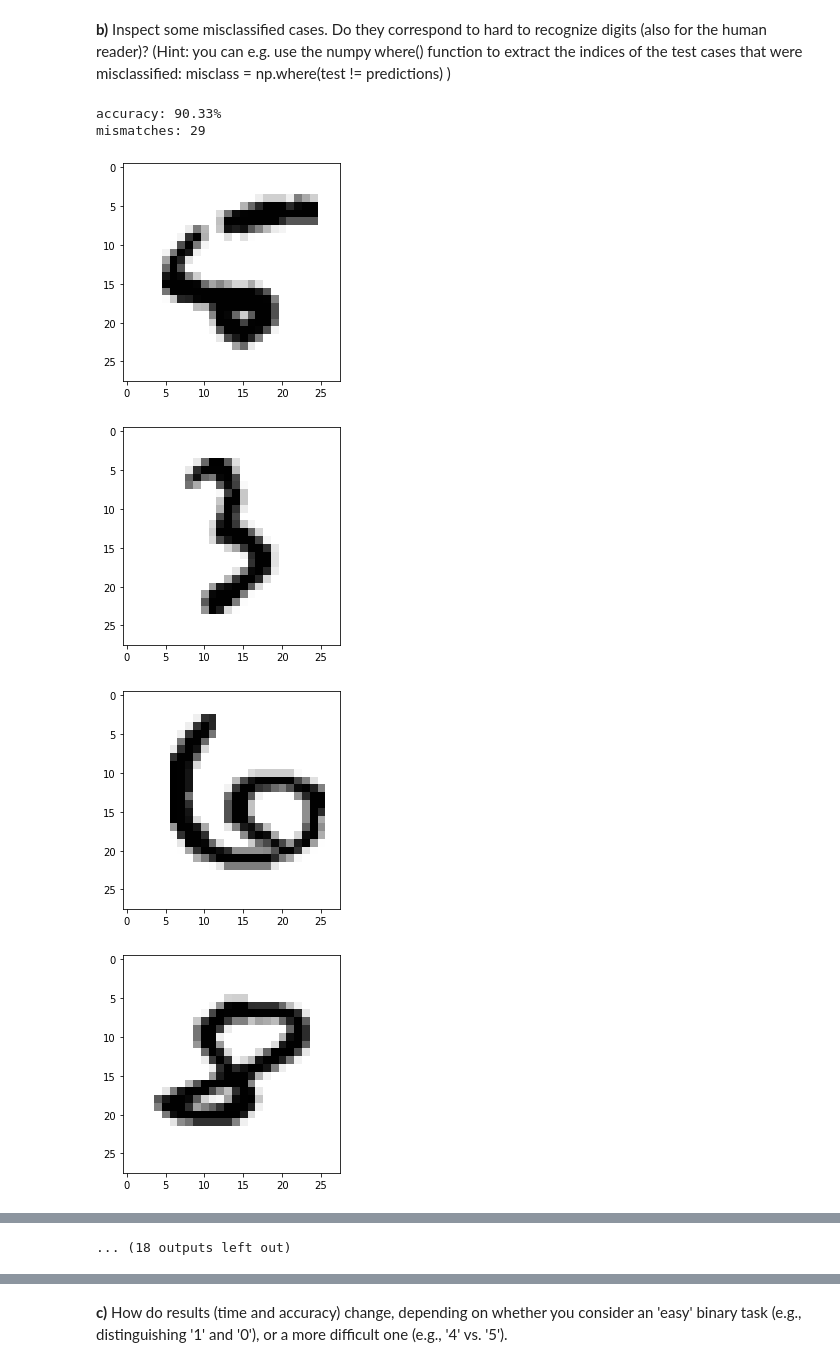
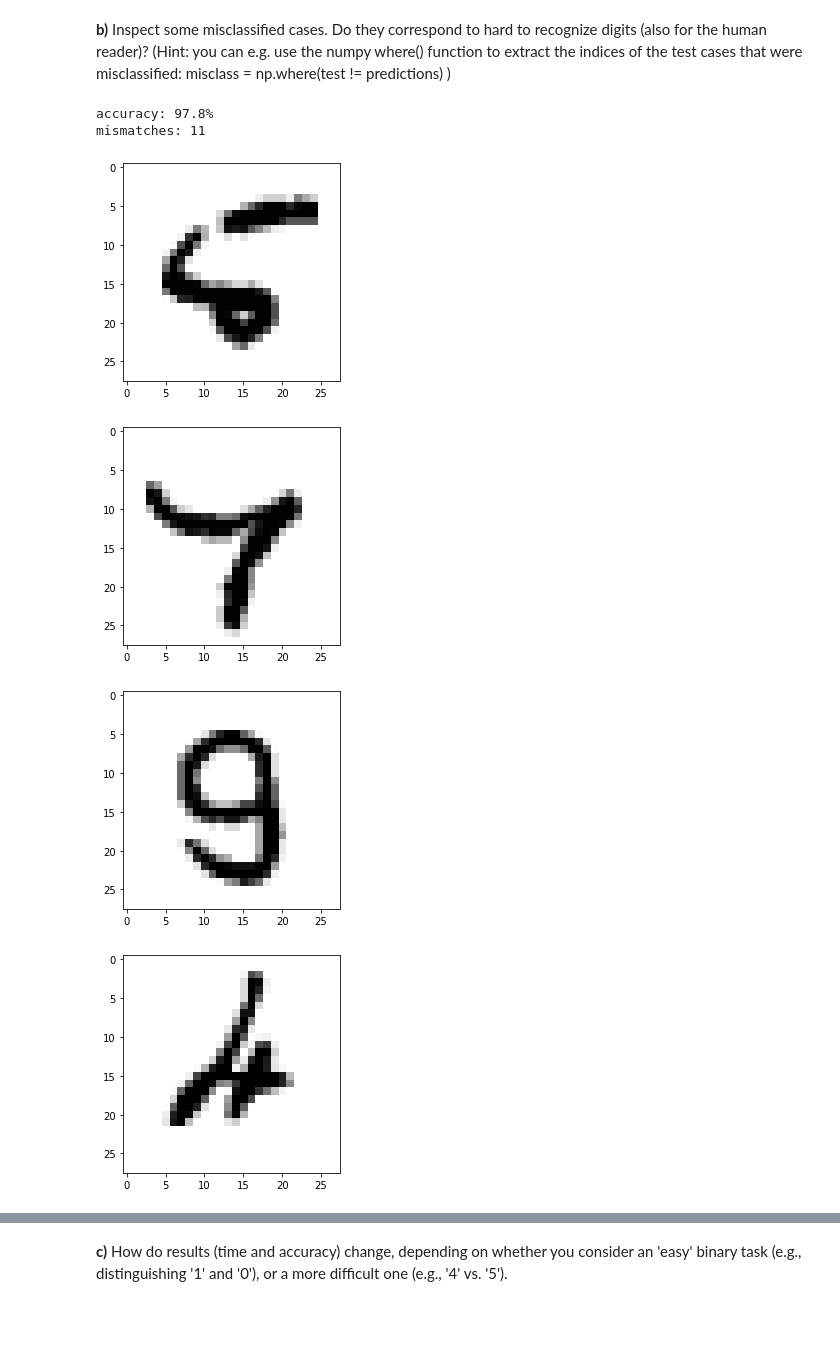
Before and after one commit to rpetro79/MAL-assignment, a Jupyter notebook: Assignment1.ipynb, the cells around one changed output, grey strips where cells are left out. Drawn from its saved outputs; the diff is of its cells as text; code cells hidden in the pictures; blank space fills up the shorter version.

```diff
--- a/Assignment1.ipynb
+++ b/Assignment1.ipynb
@@ -383,9 +383,9 @@ from sklearn.svm import SVC
 from sklearn.model_selection import GridSearchCV
 from time import time
 
-(x_train, y_train), (x_test, y_test) = mnist.load_data()
-x_train = x_train.reshape(-1,28*28)
-x_test = x_test.reshape(-1,28*28)
+(x_train_full, y_train_full), (x_test_full, y_test_full) = mnist.load_data()
+x_train_full = x_train_full.reshape(-1,28*28)
+x_test_full = x_test_full.reshape(-1,28*28)
 # %% [markdown]
 To make things a little bit simpler (and faster!), we can extract from the data binary subsets, that only contain the data for two selected digits:
 # %%
@@ -483,16 +469,20 @@ def show(index, data):
     plt.show()
 # %%
 model = SVC(C=10, gamma='scale', kernel='rbf')
+x_train = x_train_full[:40000]
+y_train = y_train_full[:40000]
+x_test = x_test_full[:500]
+y_test = y_test_full[:500]
 model.fit(x_train, y_train)
 misclass = np.where(model.predict(x_test) != y_test)[0]
 print('accuracy: ' + str(round(model.score(x_test, y_test) * 10000) / 100) + '%')
 print('mismatches: ' + str(len(misclass)))
 for i in misclass:
     show(i, x_test)
 # %% [output]
-accuracy: 90.33%
-mismatches: 29
+accuracy: 97.8%
+mismatches: 11
 [figure]
-[figure, old version]
+[figure, new version]
-[figure, old version]
+[figure, new version]
-[figure, old version]
+[figure, new version]
@@ -506 +495,0 @@ mismatches: 29
-... (18 outputs left out)
```
Also changed, not shown: parts of 11 cells of this notebook.
